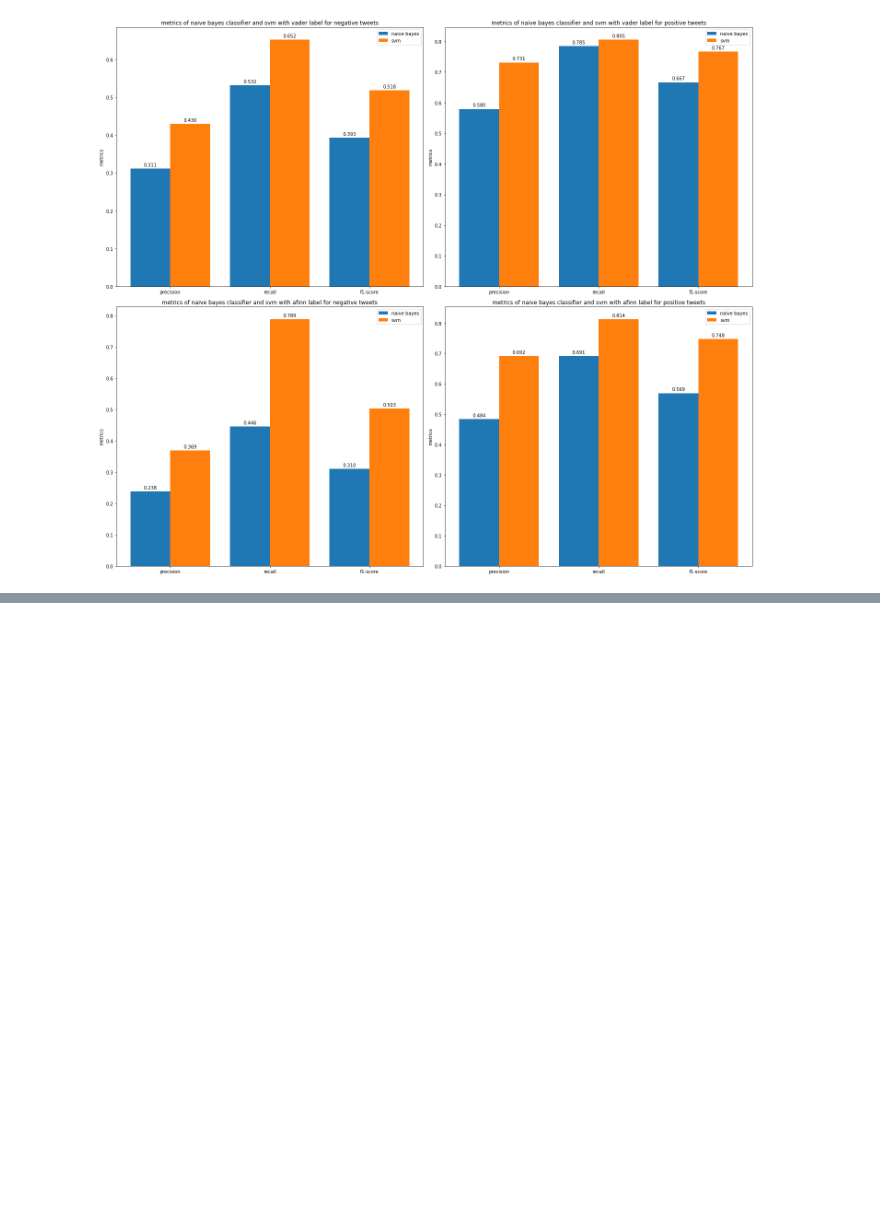
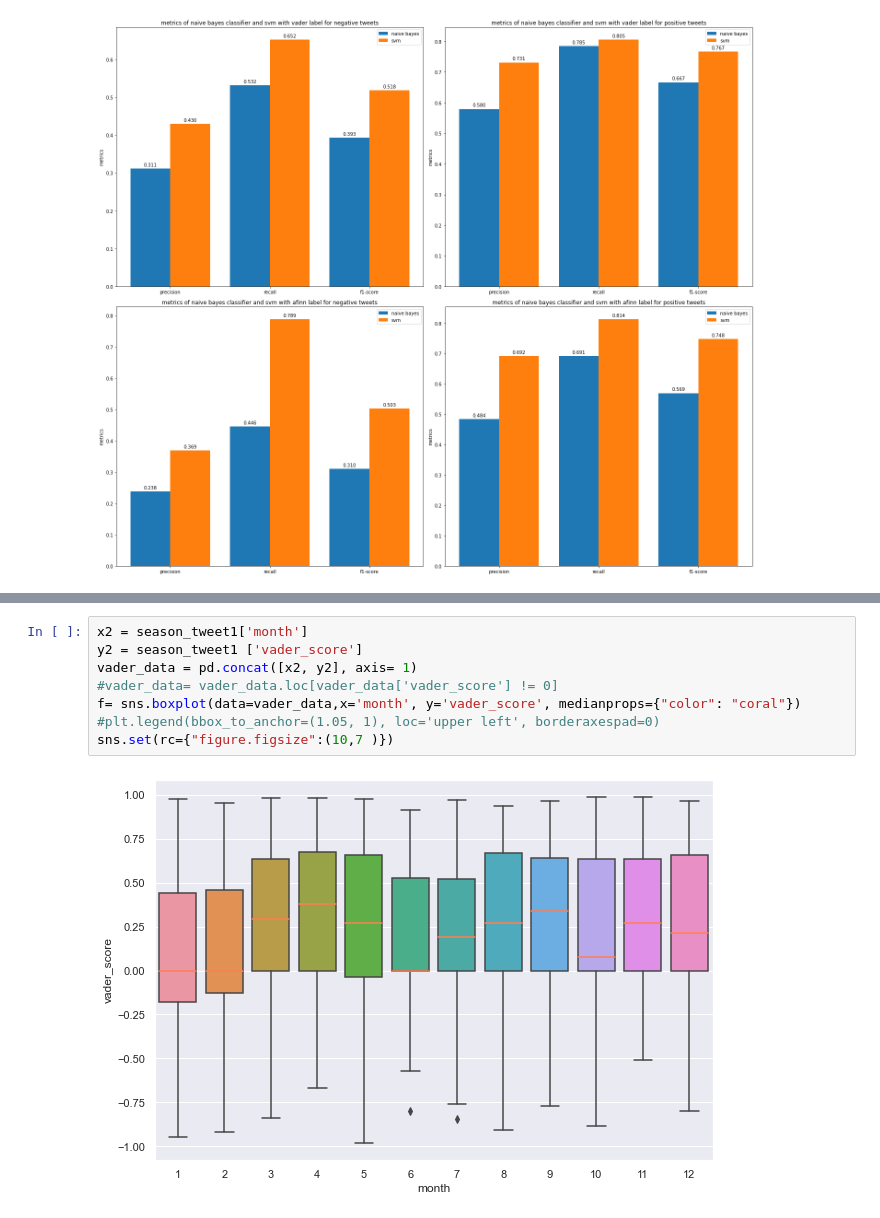
Before and after one commit to francestang1117/Sentiment-Analysis-of-Apple-company, a Jupyter notebook: code.ipynb, the cells around one changed output, grey strips where cells are left out. Saved outputs shown, nothing was run; the diff lists cells and outputs as text; blank space fills up the shorter version.

```diff
--- a/code.ipynb
+++ b/code.ipynb
@@ -668,0 +779,10 @@ plt.show()
+# %%
+x2 = season_tweet1['month']
+y2 = season_tweet1 ['vader_score']
+vader_data = pd.concat([x2, y2], axis= 1)
+#vader_data= vader_data.loc[vader_data['vader_score'] != 0]
+f= sns.boxplot(data=vader_data,x='month', y='vader_score', medianprops={"color": "coral"})
+#plt.legend(bbox_to_anchor=(1.05, 1), loc='upper left', borderaxespad=0)
+sns.set(rc={"figure.figsize":(10,7 )})
+# %% [output]
+[figure, added]
```
Also changed, not shown: parts of 20 cells of this notebook.
